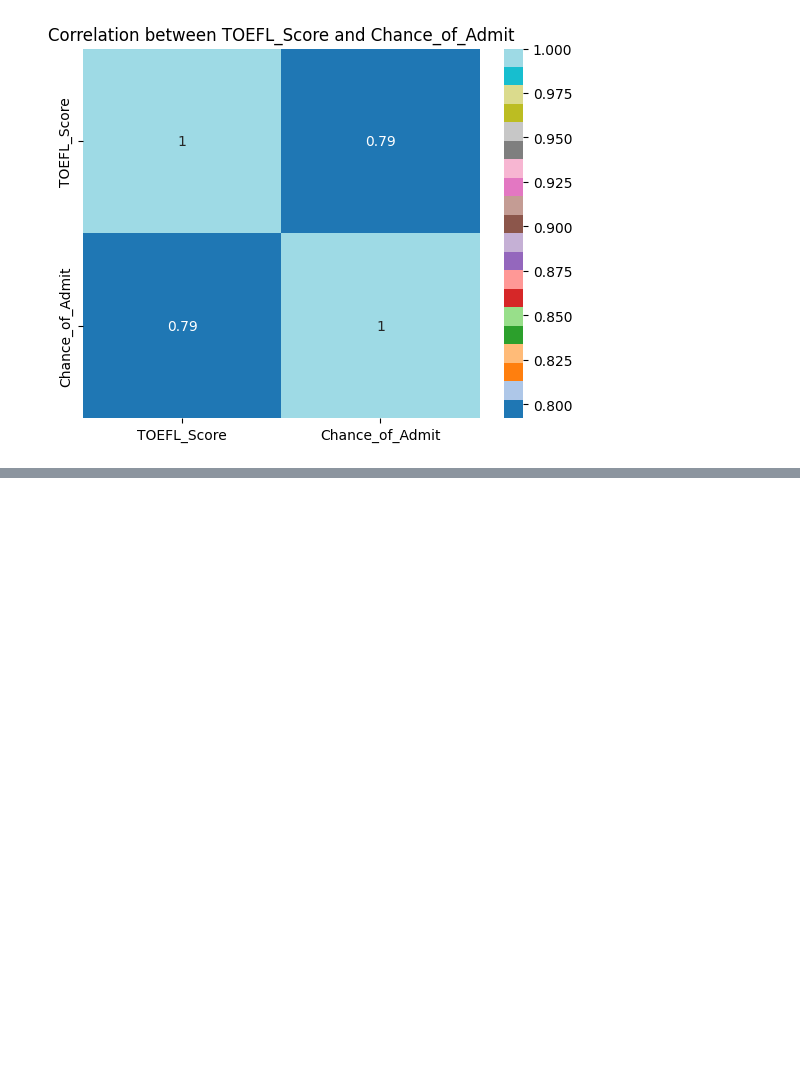
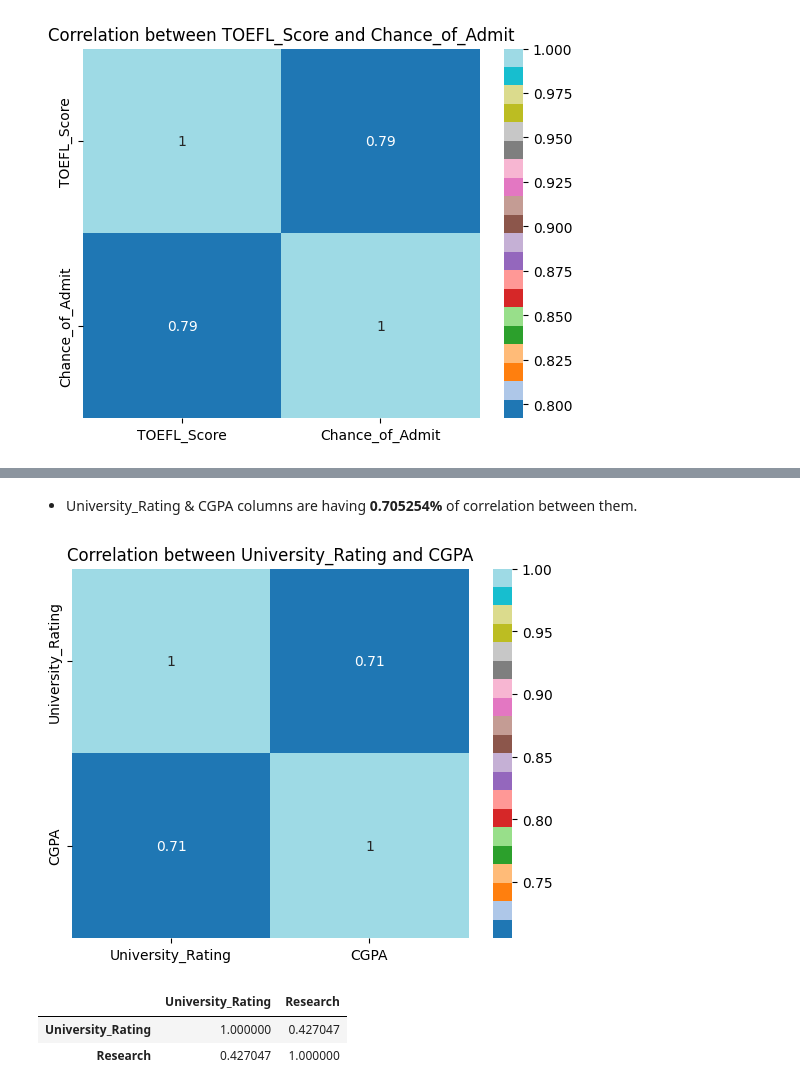
Before and after one commit to manojkumar211/admission-predict, a Jupyter notebook: experiment/admission.ipynb, the cells around one changed output, grey strips where cells are left out. Saved outputs shown, nothing was run; the diff lists cells and outputs as text; code cells hidden in the pictures; blank space fills up the shorter version.

```diff
--- a/experiment/admission.ipynb
+++ b/experiment/admission.ipynb
@@ -302,0 +343,14 @@ plt.show()
+# %% [markdown]
+- University_Rating & CGPA columns are having **0.705254%** of correlation between them.
+# %%
+sns.heatmap(data=ds[['University_Rating','CGPA']].corr(),cmap='tab20',annot=True)
+plt.title("Correlation between University_Rating and CGPA")
+plt.show()
+# %% [output]
+[figure, added]
+# %%
+ds[['University_Rating','Research']].corr()
+# %% [output]
+|  | University_Rating | Research |
+| University_Rating | 1.000000 | 0.427047 |
+| Research | 0.427047 | 1.000000 |
```
Also changed, not shown: parts of 59 cells of this notebook, 31 other files.
